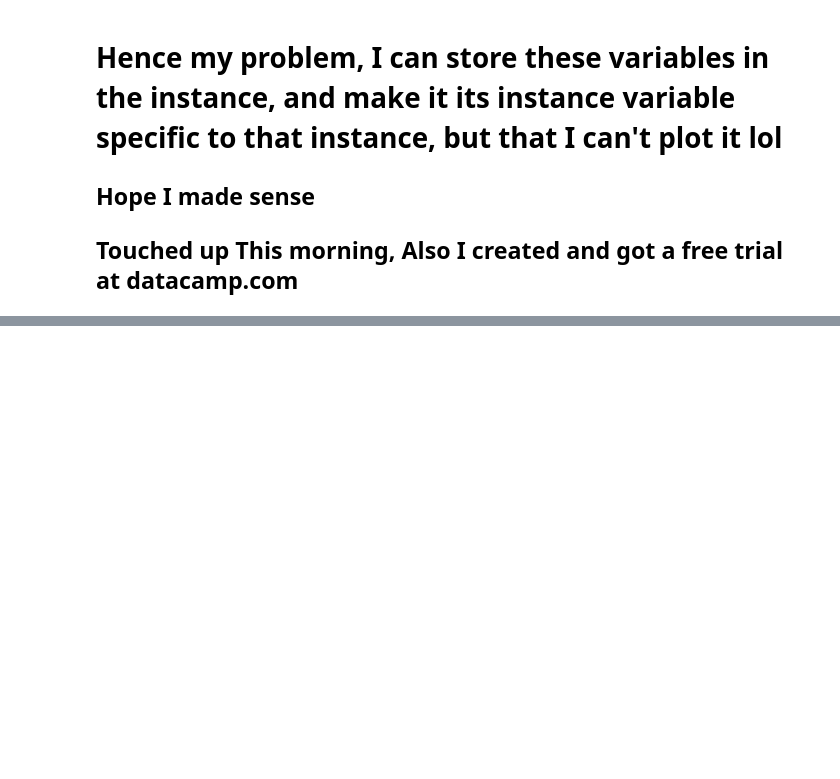
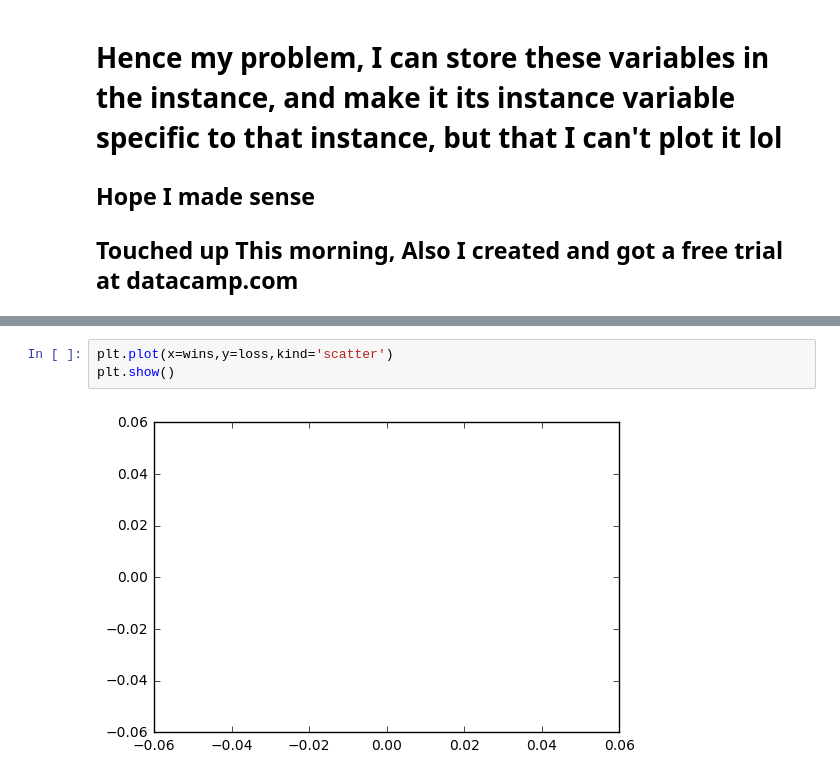
Before and after one commit to viseth89/nbapython, a Jupyter notebook: San Antonio Spurs 1997.ipynb, the cells around one changed output, grey strips where cells are left out. Drawn from its saved outputs; the diff is of its cells as text; blank space fills up the shorter version.

```diff
--- a/San Antonio Spurs 1997.ipynb
+++ b/San Antonio Spurs 1997.ipynb
@@ -148,0 +169,5 @@ t.plot(x="G",y='FG',kind='Scatter')
+# %%
+plt.plot(x=wins,y=loss,kind='scatter')
+plt.show()
+# %% [output]
+[figure, added]
```
Also changed, not shown: parts of 2 cells of this notebook, 21 other files.
